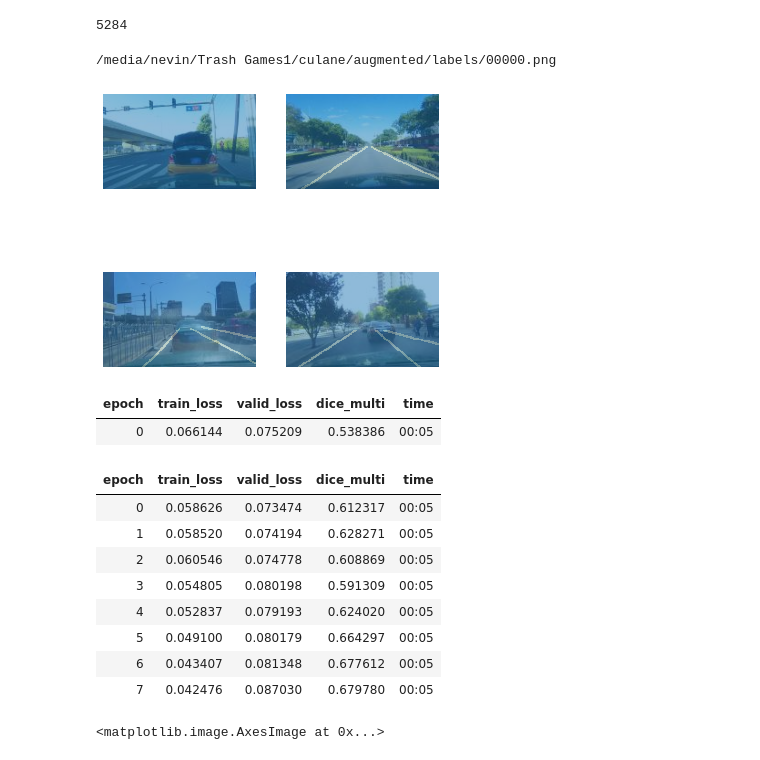
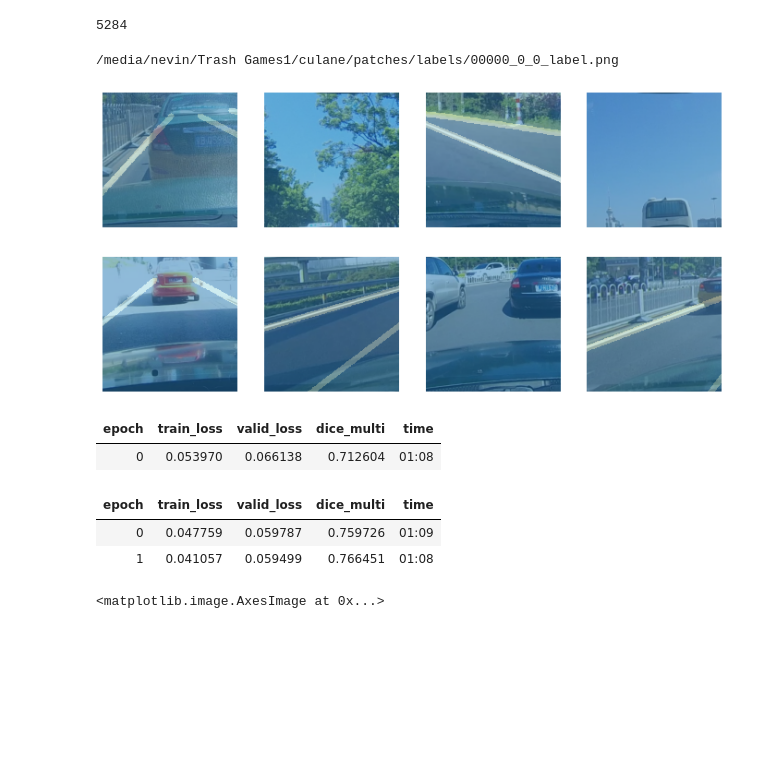
Before and after one commit to nevinpuri/slam, a Jupyter notebook: augmentation.ipynb, the cells around one changed output. Drawn from its saved outputs; the diff is of its cells as text; code cells hidden in the pictures; blank space fills up the shorter version.

```diff
--- a/augmentation.ipynb
+++ b/augmentation.ipynb
@@ -50,12 +50,14 @@ processed_dir = "/media/nevin/Trash Games1/culane/augmented"
 # %% [output]
 5284
 # %%
-input_images = get_image_files(path.join(processed_dir, "images/"))
+patches_dir = "/media/nevin/Trash Games1/culane/patches"
+
+input_images = get_image_files(path.join(patches_dir, "images/"))
 
 codes = ["lane"]
 
 def label_func(input):
-    return f"{processed_dir}/labels/{input.stem}.png"
+    return f"{patches_dir}/labels/{input.stem}_label.png"
 
 print(label_func(input_images[0]))
 
@@ -64,29 +66,24 @@ dls = SegmentationDataLoaders.from_label_func(
     input_images,
     label_func=label_func,
     codes=codes,
-    bs=4,
+    bs=8
+    # bs=4,
 )
 # %% [output]
-/media/nevin/Trash Games1/culane/augmented/labels/00000.png
+/media/nevin/Trash Games1/culane/patches/labels/00000_0_0_label.png
 # %%
-dls.show_batch(max_n=8)
+dls.show_batch(max_n=16)
 # %% [output]
-[figure, old version]
+[figure, new version]
 # %%
 model = MobileV3Small(num_classes=2, use_aspp=True)
 learn = Learner(dls, model, metrics=[DiceMulti()])
 # %%
-learn.fine_tune(8)
+learn.fine_tune(2)
 # %% [output]
 | epoch | train_loss | valid_loss | dice_multi | time |
-| 0 | 0.066144 | 0.075209 | 0.538386 | 00:05 |
+| 0 | 0.053970 | 0.066138 | 0.712604 | 01:08 |
 | epoch | train_loss | valid_loss | dice_multi | time |
-| 0 | 0.058626 | 0.073474 | 0.612317 | 00:05 |
-| 1 | 0.058520 | 0.074194 | 0.628271 | 00:05 |
-| 2 | 0.060546 | 0.074778 | 0.608869 | 00:05 |
-| 3 | 0.054805 | 0.080198 | 0.591309 | 00:05 |
-| 4 | 0.052837 | 0.079193 | 0.624020 | 00:05 |
-| 5 | 0.049100 | 0.080179 | 0.664297 | 00:05 |
-| 6 | 0.043407 | 0.081348 | 0.677612 | 00:05 |
-| 7 | 0.042476 | 0.087030 | 0.679780 | 00:05 |
+| 0 | 0.047759 | 0.059787 | 0.759726 | 01:09 |
+| 1 | 0.041057 | 0.059499 | 0.766451 | 01:08 |
 # %%
```
Also changed, not shown: parts of 3 cells of this notebook.
